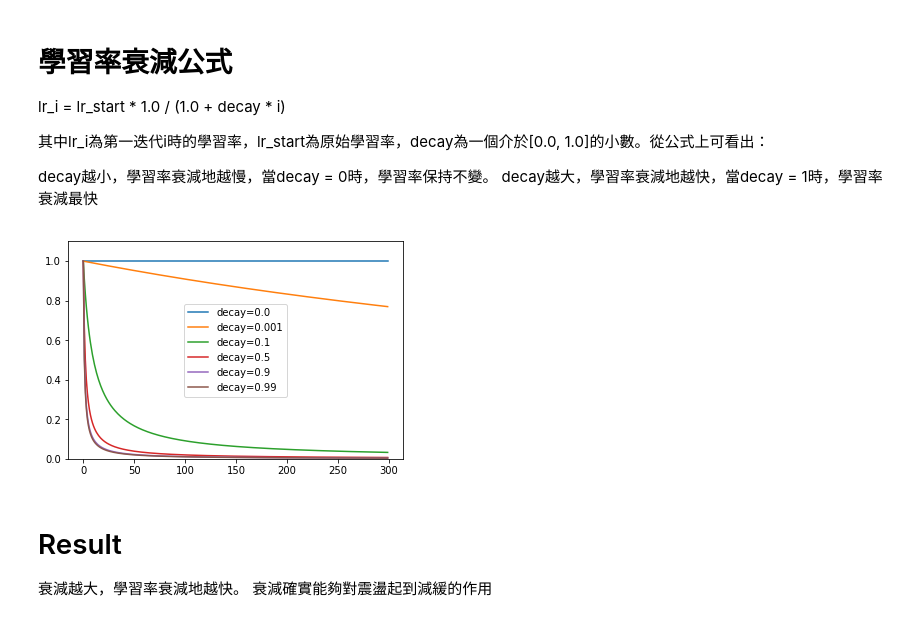
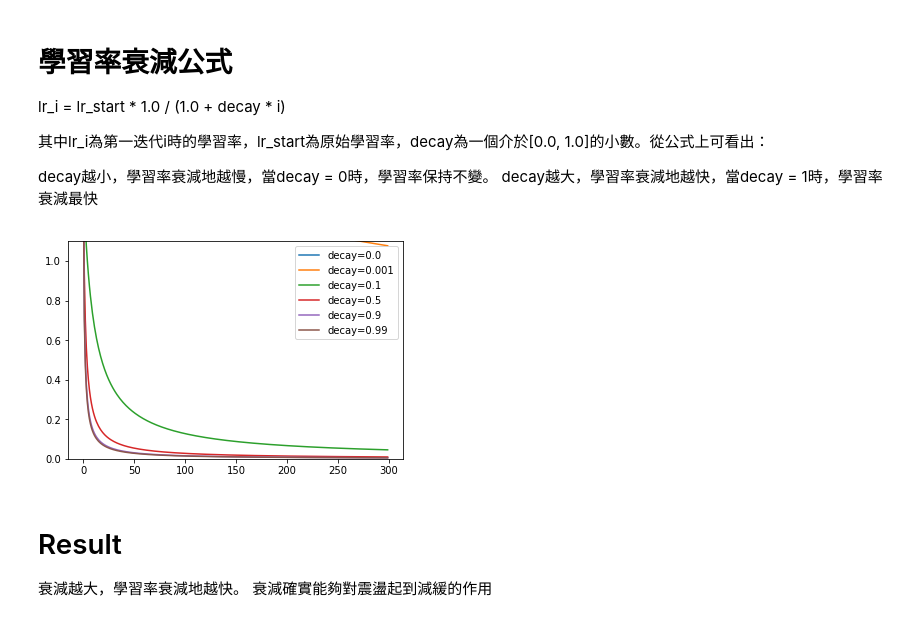
Before and after one commit to lingchingteng/100Day-ML-Marathon, a Jupyter notebook: homework/Day74-Gradient_Descent_HW.ipynb, the cells around one changed output. Saved outputs shown, nothing was run; the diff lists cells and outputs as text; code cells hidden in the pictures.

```diff
--- a/homework/Day74-Gradient_Descent_HW.ipynb
+++ b/homework/Day74-Gradient_Descent_HW.ipynb
@@ -137,20 +137,20 @@ def GD_decay(w_init, df, epochs, lr, decay):
 # %%
 line_x = np.linspace(-5, 5, 100)
 line_y = func(line_x)
 plt.figure('Gradient Desent: Decay')
 
-lr = 1.0
+lr = 1.4
 iterations = np.arange(300)
 decay = [0.0, 0.001, 0.1, 0.5, 0.9, 0.99]
 for i in range(len(decay)):
     decay_lr = lr * (1.0 / (1.0 + decay[i] * iterations))
     plt.plot(iterations, decay_lr, label='decay={}'.format(decay[i]))
 
 plt.ylim([0, 1.1])
 plt.legend(loc='best')
 plt.show()
 # %% [output]
-[figure, old version]
+[figure, new version]
 # %% [markdown]
 # Result
 衰減越大，學習率衰減地越快。
```
Also changed, not shown: 7 other files.
